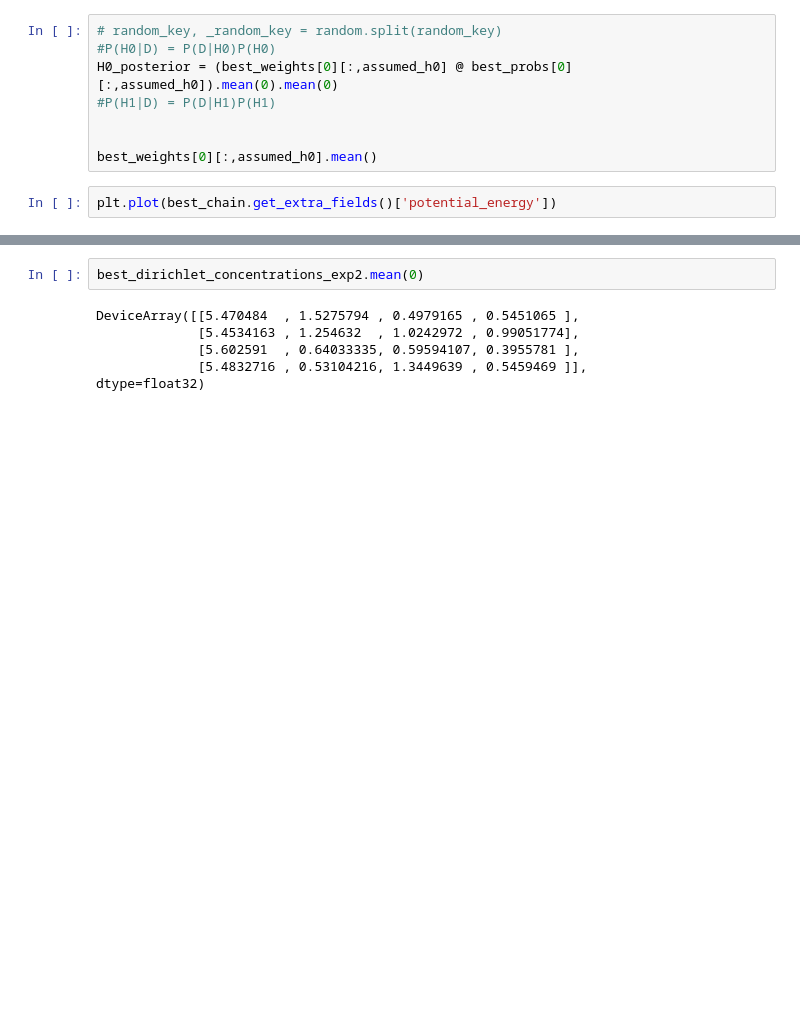
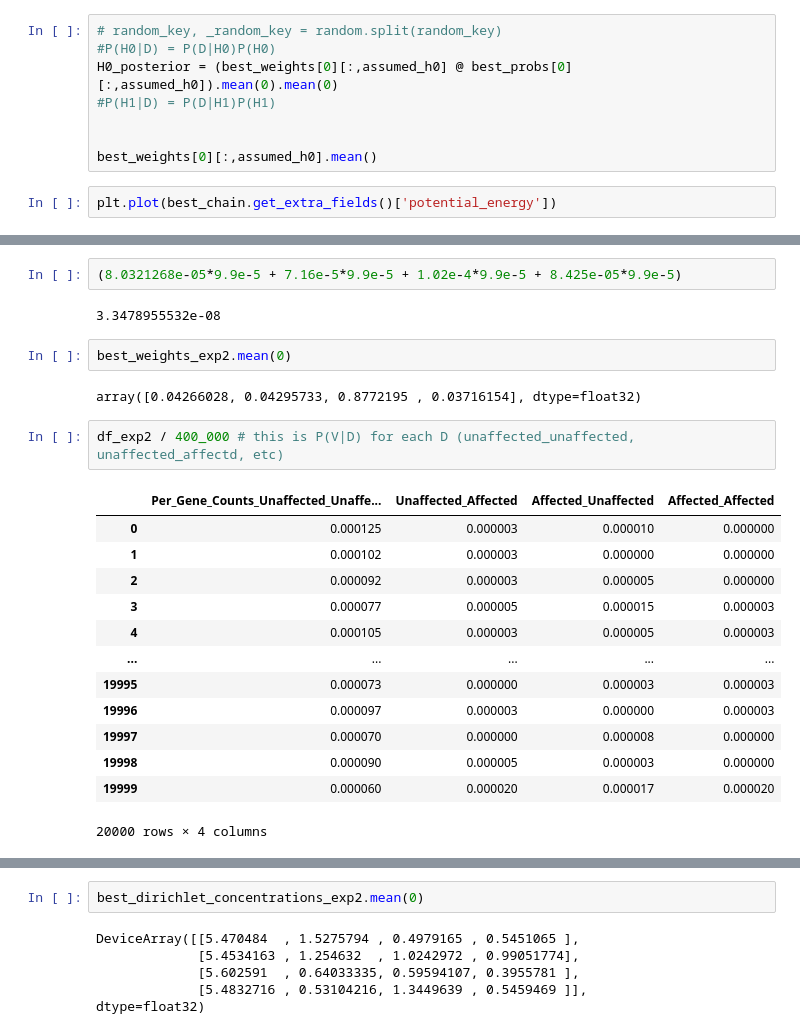
Before and after one commit to akotlar/multivariate-tada, a Jupyter notebook: project/sim6.ipynb, the cells around one changed output, grey strips where cells are left out. Saved outputs shown, nothing was run; the diff lists cells and outputs as text; blank space fills up the shorter version.

```diff
--- a/project/sim6.ipynb
+++ b/project/sim6.ipynb
@@ -850,0 +890,24 @@ best_weights_exp2, best_probs_exp2, best_betas_exp2, best_dirichlet_concentratio
+# %%
+(8.0321268e-05*9.9e-5 + 7.16e-5*9.9e-5 + 1.02e-4*9.9e-5 + 8.425e-05*9.9e-5)
+# %% [output]
+3.3478955532e-08
+# %%
+best_weights_exp2.mean(0)
+# %% [output]
+array([0.04266028, 0.04295733, 0.8772195 , 0.03716154], dtype=float32)
+# %%
+df_exp2 / 400_000 # this is P(V|D) for each D (unaffected_unaffected, unaffected_affectd, etc)
+# %% [output]
+|  | Per_Gene_Counts_Unaffected_Unaffe... | Unaffected_Affected | Affected_Unaffected | Affected_Affected |
+| 0 | 0.000125 | 0.000003 | 0.000010 | 0.000000 |
+| 1 | 0.000102 | 0.000003 | 0.000000 | 0.000000 |
+| 2 | 0.000092 | 0.000003 | 0.000005 | 0.000000 |
+| 3 | 0.000077 | 0.000005 | 0.000015 | 0.000003 |
+| 4 | 0.000105 | 0.000003 | 0.000005 | 0.000003 |
+| ... | ... | ... | ... | ... |
+| 19995 | 0.000073 | 0.000000 | 0.000003 | 0.000003 |
+| 19996 | 0.000097 | 0.000003 | 0.000000 | 0.000003 |
+| 19997 | 0.000070 | 0.000000 | 0.000008 | 0.000000 |
+| 19998 | 0.000090 | 0.000005 | 0.000003 | 0.000000 |
+| 19999 | 0.000060 | 0.000020 | 0.000017 | 0.000020 |
+20000 rows × 4 columns
```
Also changed, not shown: parts of 52 cells of this notebook, 1 other file.
